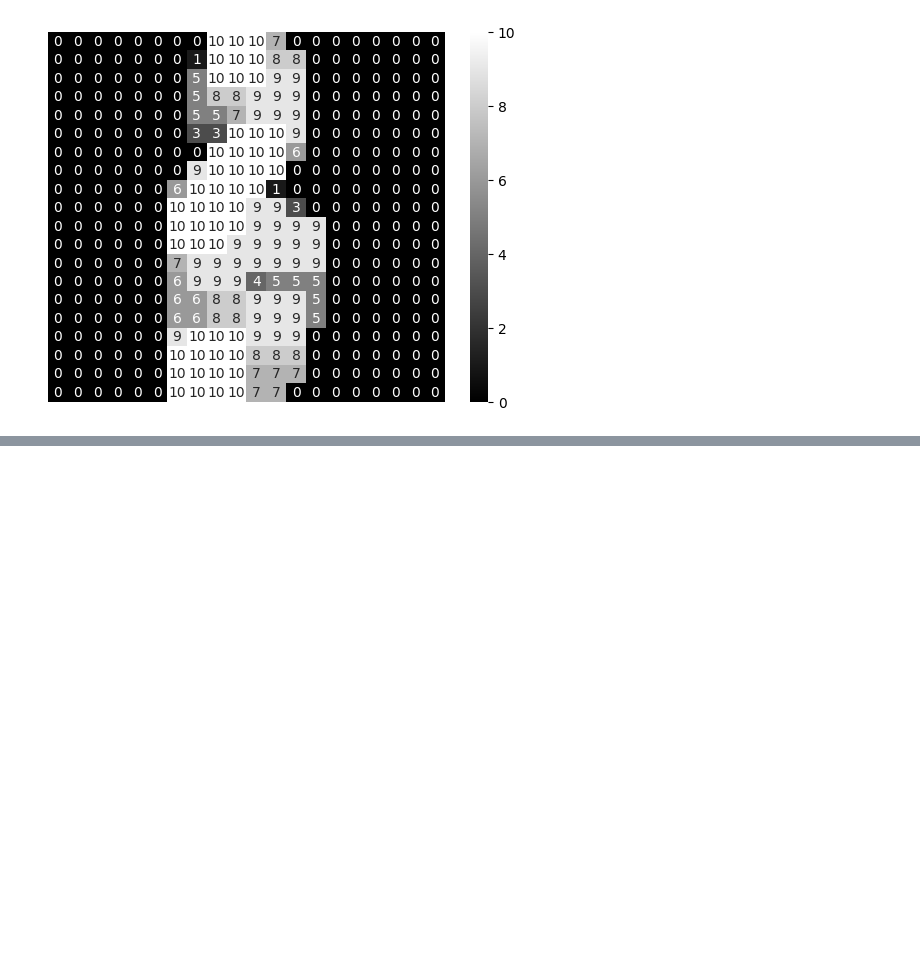
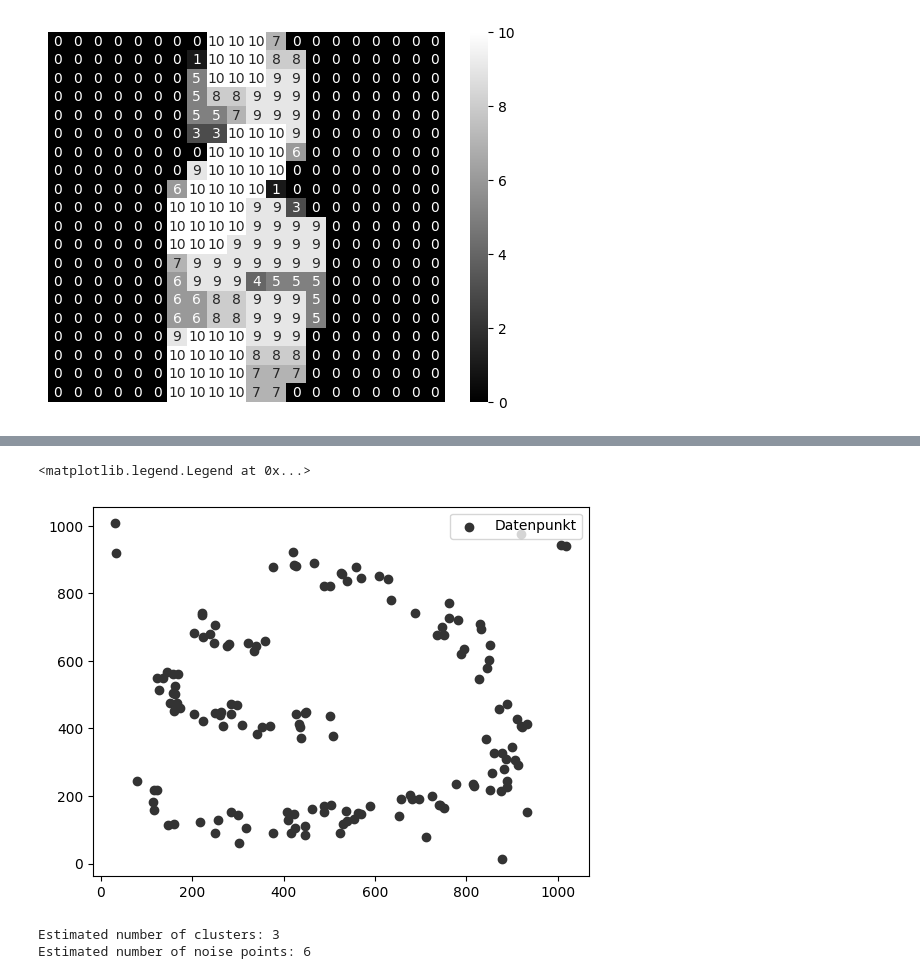
Before and after one commit to nudopnu/omr-unet, a Jupyter notebook: thesis-plots.ipynb, the cells around one changed output, grey strips where cells are left out. Saved outputs shown, nothing was run; the diff lists cells and outputs as text; code cells hidden in the pictures; blank space fills up the shorter version.

```diff
--- a/thesis-plots.ipynb
+++ b/thesis-plots.ipynb
@@ -181,0 +202,28 @@ fig.savefig('plots/sample_values_dil.png', dpi=400)
+# %%
+points = np.argwhere(res > 0)
+np.random.shuffle(points)
+points = points[:150]
+ys, xs = points[:, 0], points[:, 1]
+sc = plt.scatter(xs, ys, color='#333')
+plt.legend([sc], ["Datenpunkt"], loc='upper right')
+# plt.axis('off')
+# %% [output]
+<matplotlib.legend.Legend at 0x...>
+[figure, added]
+# %%
+import numpy as np
+from sklearn.cluster import DBSCAN
+from sklearn import metrics
+
+db = DBSCAN(eps=100, min_samples=4).fit(points)
+labels = db.labels_
+
+# Number of clusters in labels, ignoring noise if present.
+n_clusters_ = len(set(labels)) - (1 if -1 in labels else 0)
+n_noise_ = list(labels).count(-1)
+
+print("Estimated number of clusters: %d" % n_clusters_)
+print("Estimated number of noise points: %d" % n_noise_)
+# %% [output]
+Estimated number of clusters: 3
+Estimated number of noise points: 6
```
Also changed, not shown: parts of 7 cells of this notebook, 2 other files.
